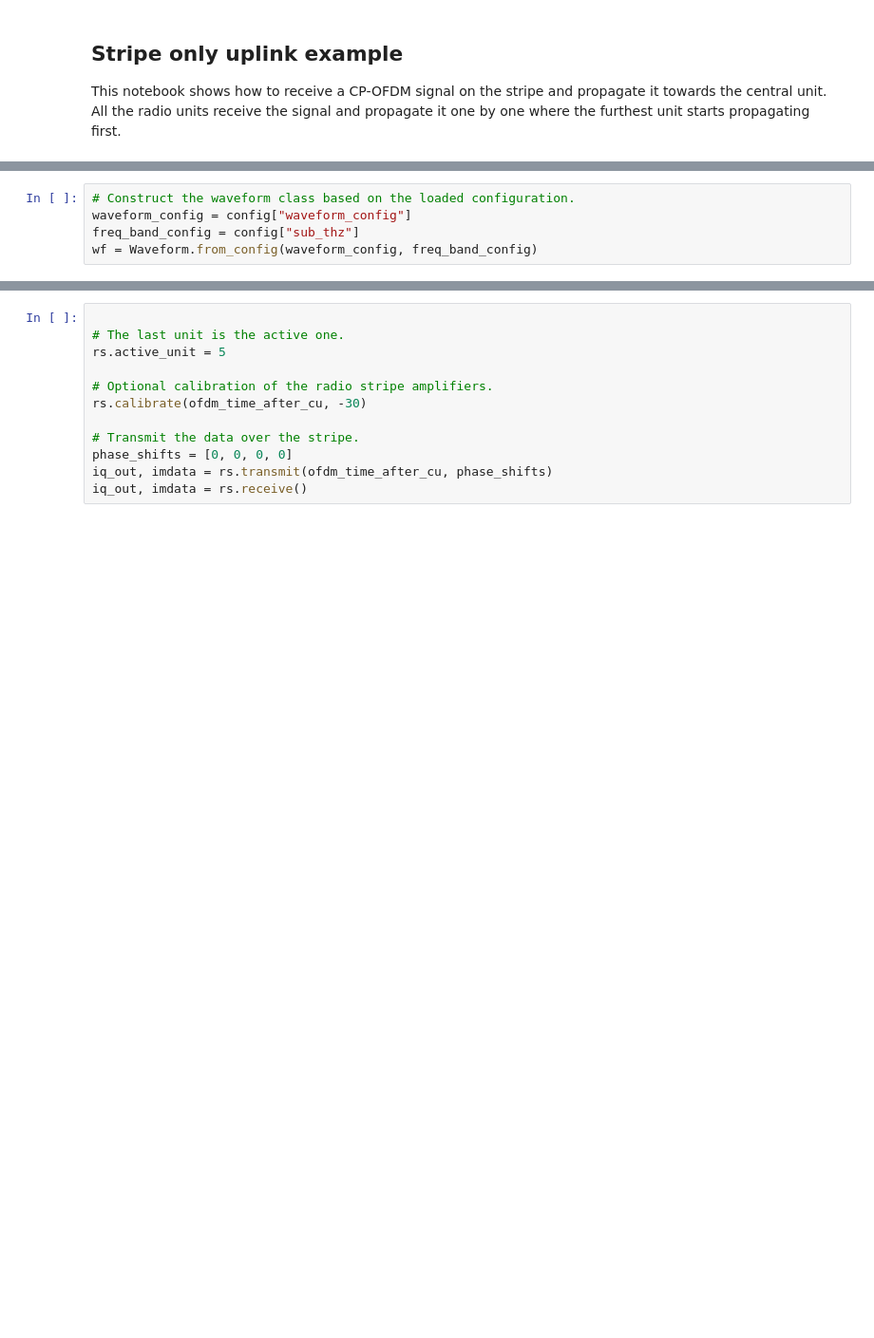
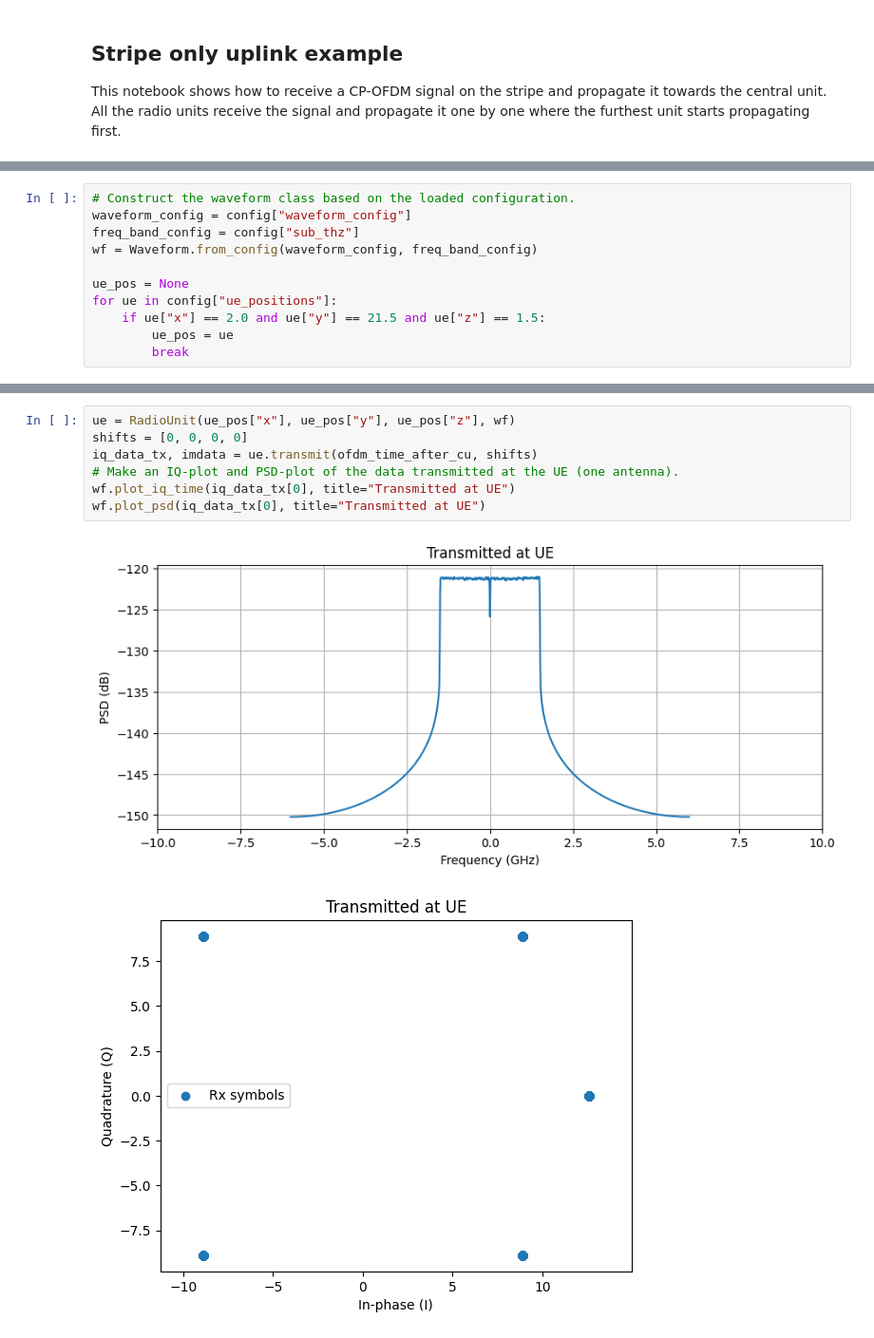
Before and after one commit to 6GTandem/6GTandem-simulator, a Jupyter notebook: examples/stripe_ul/example.ipynb, the cells around one changed output, grey strips where cells are left out. Shown at 95% size. Cells and saved outputs as stored; diff of their text form; blank space fills up the shorter version.

```diff
--- a/examples/stripe_ul/example.ipynb
+++ b/examples/stripe_ul/example.ipynb
@@ -27,3 +29,9 @@ plotter.plot_room(config)
 waveform_config = config["waveform_config"]
 freq_band_config = config["sub_thz"]
 wf = Waveform.from_config(waveform_config, freq_band_config)
+
+ue_pos = None
+for ue in config["ue_positions"]:
+    if ue["x"] == 2.0 and ue["y"] == 21.5 and ue["z"] == 1.5:
+        ue_pos = ue
+        break
@@ -42,14 +61,12 @@ ofdm_time = wf.ofdm_modulate()  # shape: nr_ofdm_symb x (fftsize + cp length)
 cu = CentralUnit()  # todo are these configs loadable?
 ofdm_time_after_cu = cu.run(ofdm_time)  # shape: nr_ofdm_symbols x (fft_size + cp length)
 # %%
-
-# The last unit is the active one.
-rs.active_unit = 5
-
-# Optional calibration of the radio stripe amplifiers.
-rs.calibrate(ofdm_time_after_cu, -30)
-
-# Transmit the data over the stripe.
-phase_shifts = [0, 0, 0, 0]
-iq_out, imdata = rs.transmit(ofdm_time_after_cu, phase_shifts)
-iq_out, imdata = rs.receive()
+ue = RadioUnit(ue_pos["x"], ue_pos["y"], ue_pos["z"], wf)
+shifts = [0, 0, 0, 0]
+iq_data_tx, imdata = ue.transmit(ofdm_time_after_cu, shifts)
+# Make an IQ-plot and PSD-plot of the data transmitted at the UE (one antenna).
+wf.plot_iq_time(iq_data_tx[0], title="Transmitted at UE")
+wf.plot_psd(iq_data_tx[0], title="Transmitted at UE")
+# %% [output]
+[figure, added]
+[figure, added]
```
Also changed, not shown: parts of 12 cells of this notebook, 5 other files.
